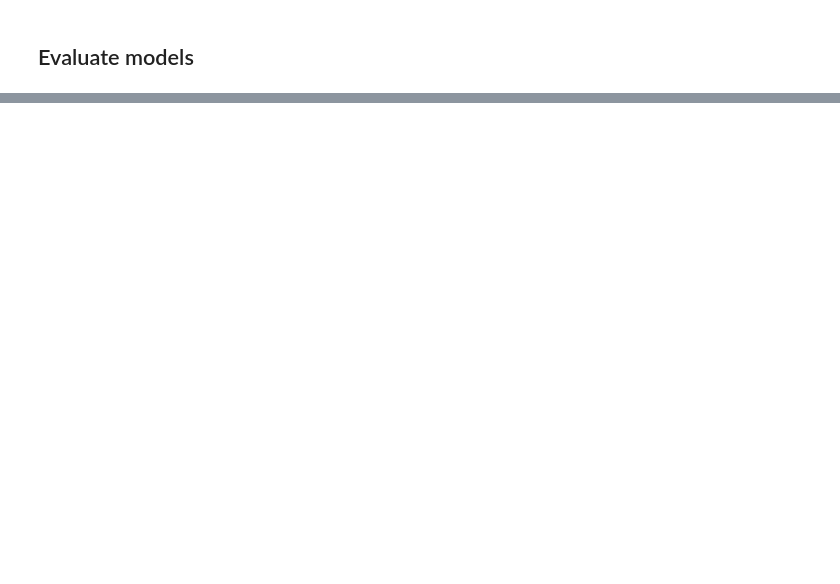
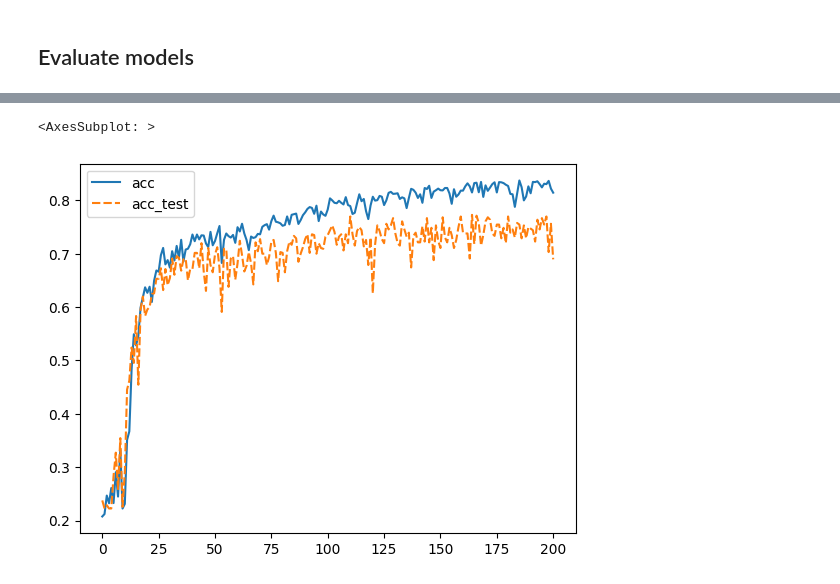
Before and after one commit to enmanuelmag/MRIClassification, a Jupyter notebook: ia_model.ipynb, the cells around one changed output, grey strips where cells are left out. Drawn from its saved outputs; the diff is of its cells as text; code cells hidden in the pictures; blank space fills up the shorter version.

```diff
--- a/ia_model.ipynb
+++ b/ia_model.ipynb
@@ -1489,0 +1509,5 @@ Predicting done, with accuracy:  0.2674772
+# %%
+sns.lineplot(metrics[['acc', 'acc_test']])
+# %% [output]
+<AxesSubplot: >
+[figure, added]
```
Also changed, not shown: parts of 11 cells of this notebook, 7 other files.
